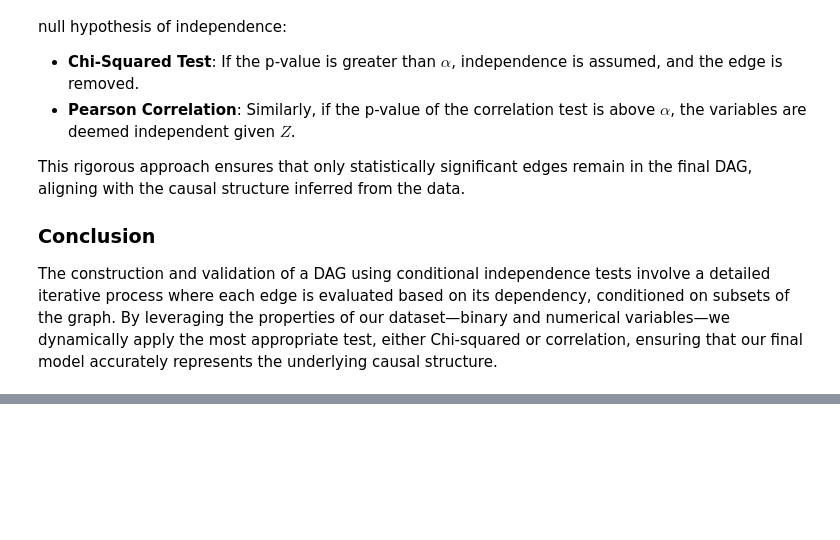
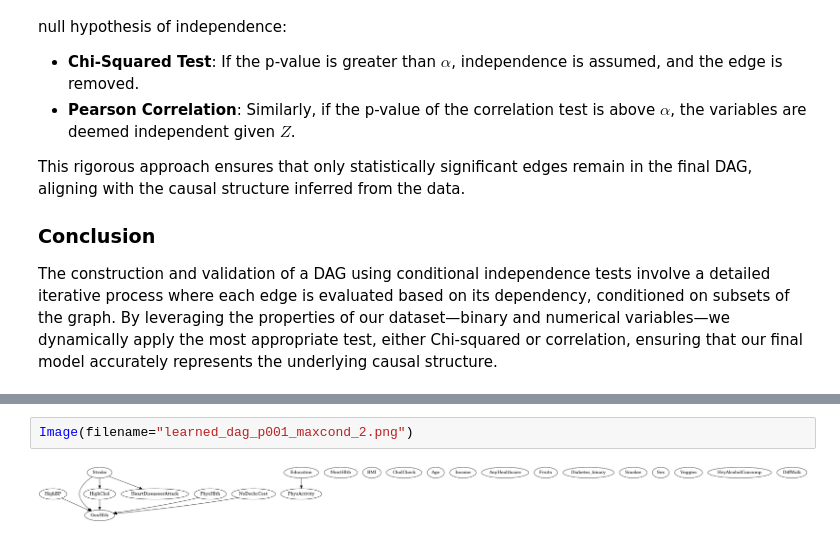
Before and after one commit to bcwein/PCS956-Project, a Jupyter notebook: notebooks/exploration.ipynb, the cells around one changed output, grey strips where cells are left out. Saved outputs shown, nothing was run; the diff lists cells and outputs as text; blank space fills up the shorter version.

```diff
--- a/notebooks/exploration.ipynb
+++ b/notebooks/exploration.ipynb
@@ -207,0 +276,4 @@ dag = pc_estimator.estimate(
+# %%
+Image(filename="learned_dag_p001_maxcond_2.png")
+# %% [output]
+[figure, added]
```
Also changed, not shown: parts of 46 cells of this notebook, 10 other files.
